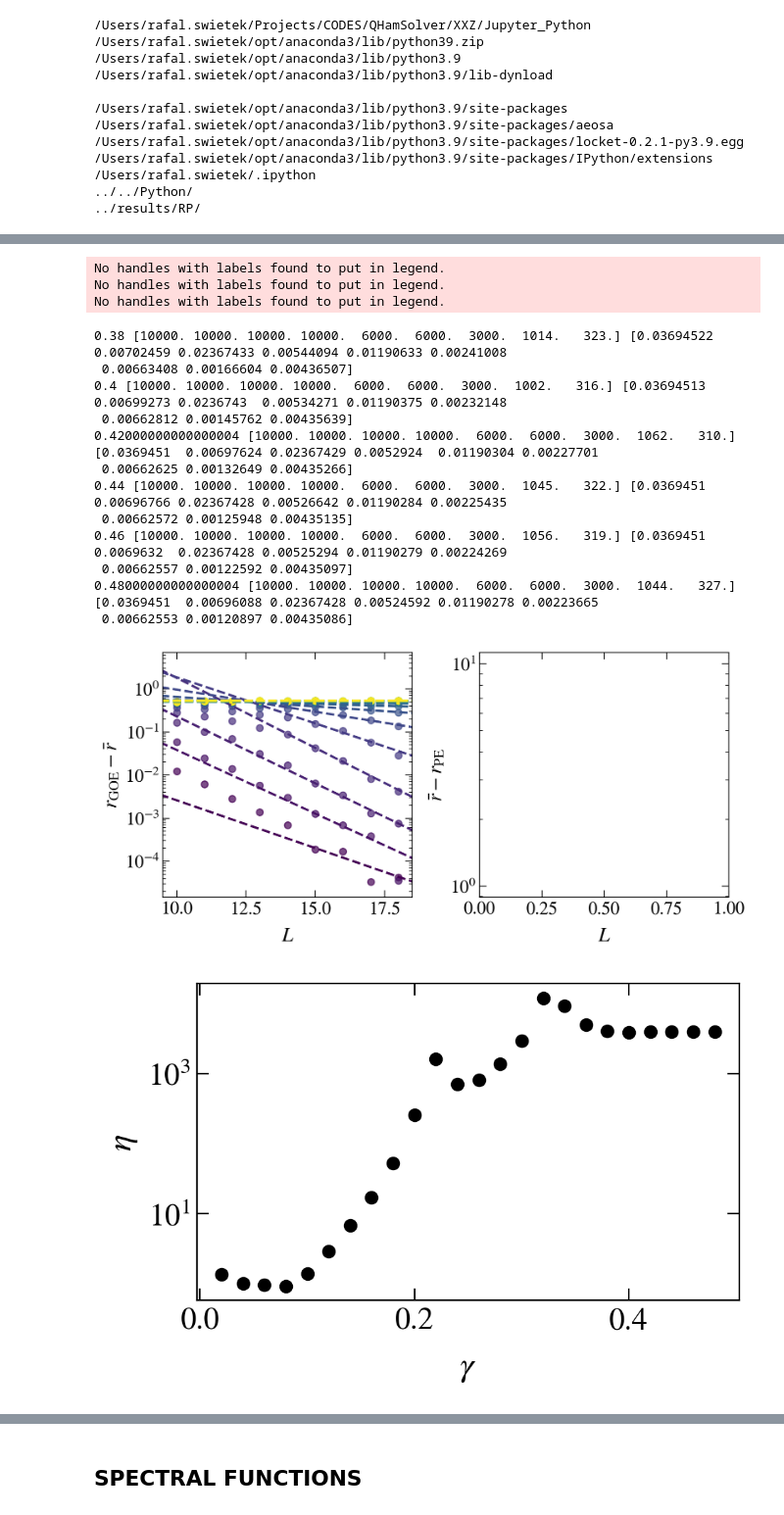
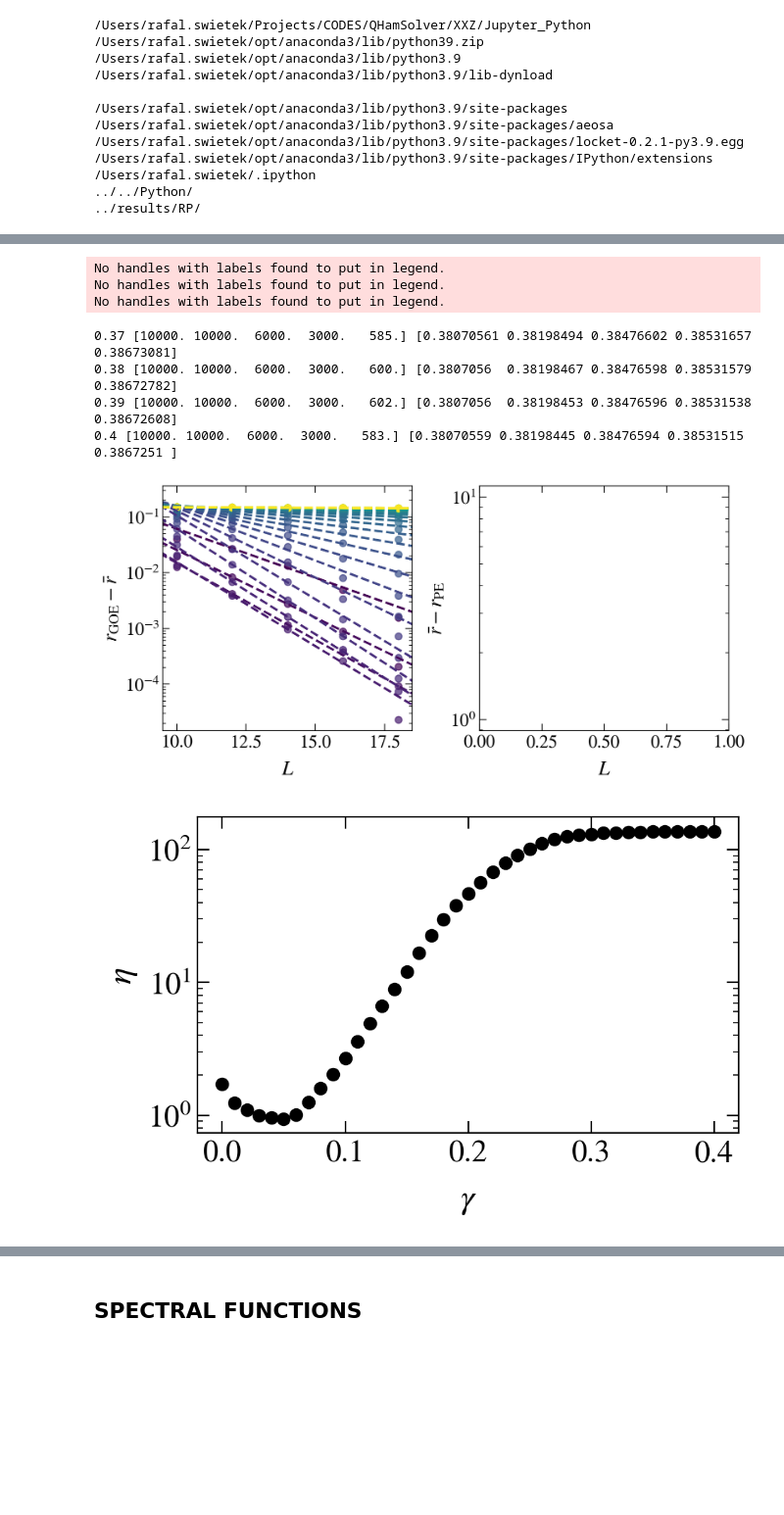
Before and after one commit to Rafal-Swietek/QHamSolver, a Jupyter notebook: XXZ/Jupyter_Python/fgr.ipynb, the cells around one changed output, grey strips where cells are left out. Shown: that part at 98% size. Cells and saved outputs as stored; diff of their text form; code cells hidden in the pictures; blank space fills up the shorter version.

```diff
--- a/XXZ/Jupyter_Python/fgr.ipynb
+++ b/XXZ/Jupyter_Python/fgr.ipynb
@@ -115,10 +115,13 @@ w = 2
 J = 1
 g=0.2
 op=0
-modello = 'RP'
-prefix = '../results/disorder/PBC/Spectrals_SzSz/'
 
-sizes = np.arange(10, 19, 1)
+BC = 1
+
+prefix = '../results/disorder/OBC/Spectrals_SzSz/' if BC else '../results/disorder/PBC/Spectrals_SzSz/'
+hz = 1 if BC else 0
+
+sizes = np.arange(10, 19, 2)
 
 DIM = 1
 fig, axis = plt.subplots( nrows=1, ncols=2, figsize=(9,4), dpi = 200, sharex=False, sharey=False)
@@ -138,7 +141,7 @@ def exp_fit_kurwa(x, a, xi):
     return a * 2**(-x * xi)
     # return 1 - 1 / (1 + a * 2**(-x * xi))
 
-for iig, wx_vals in enumerate([np.arange(0.02, 0.5, 0.02)]):
+for iig, wx_vals in enumerate([np.arange(0.0, 0.41, 0.01 if BC else 0.02)]):
 # gamma_vals = np.arange(0.5, 2.01, 0.1)
     dim = int( binom(L, L//2) )
 
@@ -160,7 +163,7 @@ for iig, wx_vals in enumerate([np.arange(0.02, 0.5, 0.02)]):
             counter = 0
             r = 0#np.zeros((45))
 
-            name = prefix + info_dis(L=L, J1=J, delta1=0.55, w=wx) + '.hdf5'
+            name = prefix + info_dis(L=L, J1=J, delta1=0.55, w=wx, hz=hz) + '.hdf5'
             if exists(name):
                 with h5py.File(name, "r") as file:
                     Ex = np.array(file.get('energy_density'))
@@ -237,20 +240,12 @@ fig.subplots_adjust(wspace = 0.27, hspace=0.27)
 No handles with labels found to put in legend.
 No handles with labels found to put in legend.
 No handles with labels found to put in legend.
-0.38 [10000. 10000. 10000. 10000.  6000.  6000.  3000.  1014.   323.] [0.03694522 0.00702459 0.02367433 0.00544094 0.01190633 0.00241008
- 0.00663408 0.00166604 0.00436507]
-0.4 [10000. 10000. 10000. 10000.  6000.  6000.  3000.  1002.   316.] [0.03694513 0.00699273 0.0236743  0.00534271 0.01190375 0.00232148
- 0.00662812 0.00145762 0.00435639]
-0.42000000000000004 [10000. 10000. 10000. 10000.  6000.  6000.  3000.  1062.   310.] [0.0369451  0.00697624 0.02367429 0.0052924  0.01190304 0.00227701
- 0.00662625 0.00132649 0.00435266]
-0.44 [10000. 10000. 10000. 10000.  6000.  6000.  3000.  1045.   322.] [0.0369451  0.00696766 0.02367428 0.00526642 0.01190284 0.00225435
- 0.00662572 0.00125948 0.00435135]
-0.46 [10000. 10000. 10000. 10000.  6000.  6000.  3000.  1056.   319.] [0.0369451  0.0069632  0.02367428 0.00525294 0.01190279 0.00224269
- 0.00662557 0.00122592 0.00435097]
-0.48000000000000004 [10000. 10000. 10000. 10000.  6000.  6000.  3000.  1044.   327.] [0.0369451  0.00696088 0.02367428 0.00524592 0.01190278 0.00223665
- 0.00662553 0.00120897 0.00435086]
+0.37 [10000. 10000.  6000.  3000.   585.] [0.38070561 0.38198494 0.38476602 0.38531657 0.38673081]
+0.38 [10000. 10000.  6000.  3000.   600.] [0.3807056  0.38198467 0.38476598 0.38531579 0.38672782]
+0.39 [10000. 10000.  6000.  3000.   602.] [0.3807056  0.38198453 0.38476596 0.38531538 0.38672608]
+0.4 [10000. 10000.  6000.  3000.   583.] [0.38070559 0.38198445 0.38476594 0.38531515 0.3867251 ]
-[figure, old version]
+[figure, new version]
-[figure, old version]
+[figure, new version]
 # %%
 colors_ls_cyc = itertools.cycle(colors_ls)
 colors_ls_cyc2 = itertools.cycle(colors_ls)
```
Also changed, not shown: parts of 5 cells of this notebook, 2 other files.
